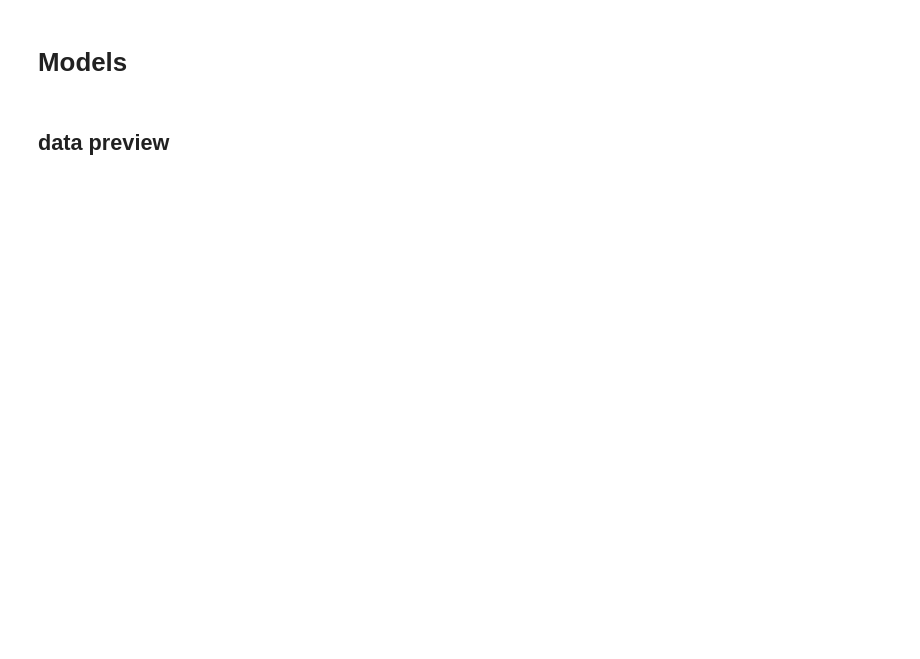
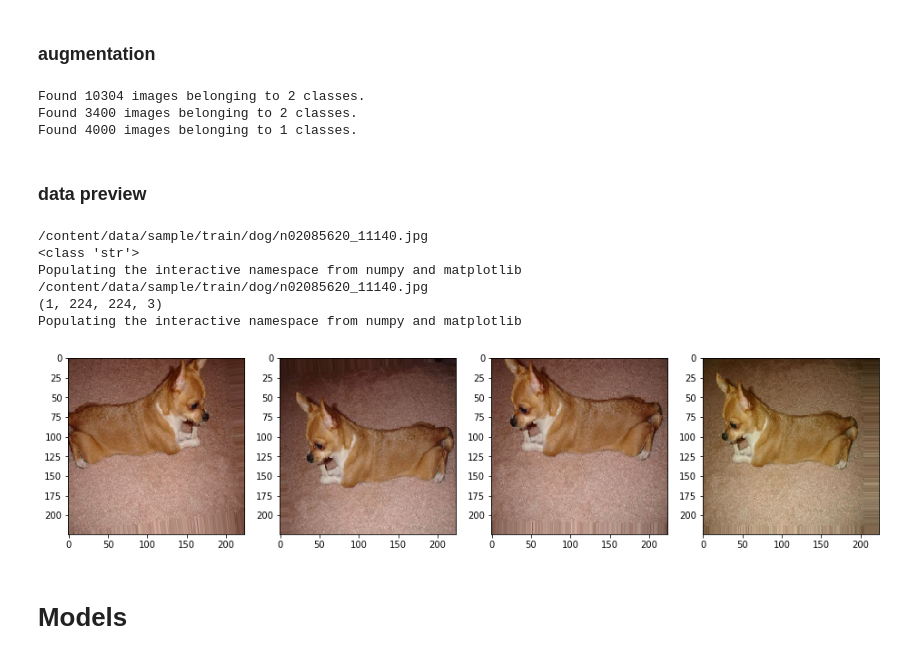
Before and after one commit to nixXx13/raspPi-detectionApp, a Jupyter notebook: ai_module/sd.ipynb, the cells around one changed output. Cells and saved outputs as stored; diff of their text form; code cells hidden in the pictures; blank space fills up the shorter version.

```diff
--- a/ai_module/sd.ipynb
+++ b/ai_module/sd.ipynb
@@ -296,0 +346,15 @@ dog-
+# %% [markdown]
+### augmentation
+# %%
+mDir = HOME
+gen = image.ImageDataGenerator(rotation_range=10, width_shift_range=0.1,
+       height_shift_range=0.1, shear_range=0.15, zoom_range=0.1,
+       channel_shift_range=10., horizontal_flip=True)
+
+aug_train_batch,aug_valid_batch,aug_test_batch = get_batches(mDir,gen=gen)
+# %% [output]
+Found 10304 images belonging to 2 classes.
+Found 3400 images belonging to 2 classes.
+Found 4000 images belonging to 1 classes.
+# %% [markdown]
+### data preview
@@ -297,4 +380,32 @@ dog-
+# %%
+## augmentation preview
+
+gen = image.ImageDataGenerator(rotation_range=10, width_shift_range=0.1,
+       height_shift_range=0.1, shear_range=0.15, zoom_range=0.1,
+       channel_shift_range=10., horizontal_flip=True)
+
+img = train_batch.filenames[0]
+img = SHOME + 'train/' + img
+print(img)
+print(type(img))
+displayImage(img,picsNum=1)
+
+img = image.load_img(img, target_size=(224,224,3))
+x = image.img_to_array(img)
+x = x.reshape((1,) + x.shape )
+print(x.shape)
+aug_iter = gen.flow(x)
+
+x_n = [ next(aug_iter)[0].astype(np.uint8) for i in range(4) ]
+
+displayImage(x_n)
+# %% [output]
+/content/data/sample/train/dog/n02085620_11140.jpg
+<class 'str'>
+Populating the interactive namespace from numpy and matplotlib
+/content/data/sample/train/dog/n02085620_11140.jpg
+(1, 224, 224, 3)
+Populating the interactive namespace from numpy and matplotlib
+[figure, added]
 # %% [markdown]
 # Models
-# %% [markdown]
-## data preview
```
Also changed, not shown: parts of 114 cells of this notebook.
